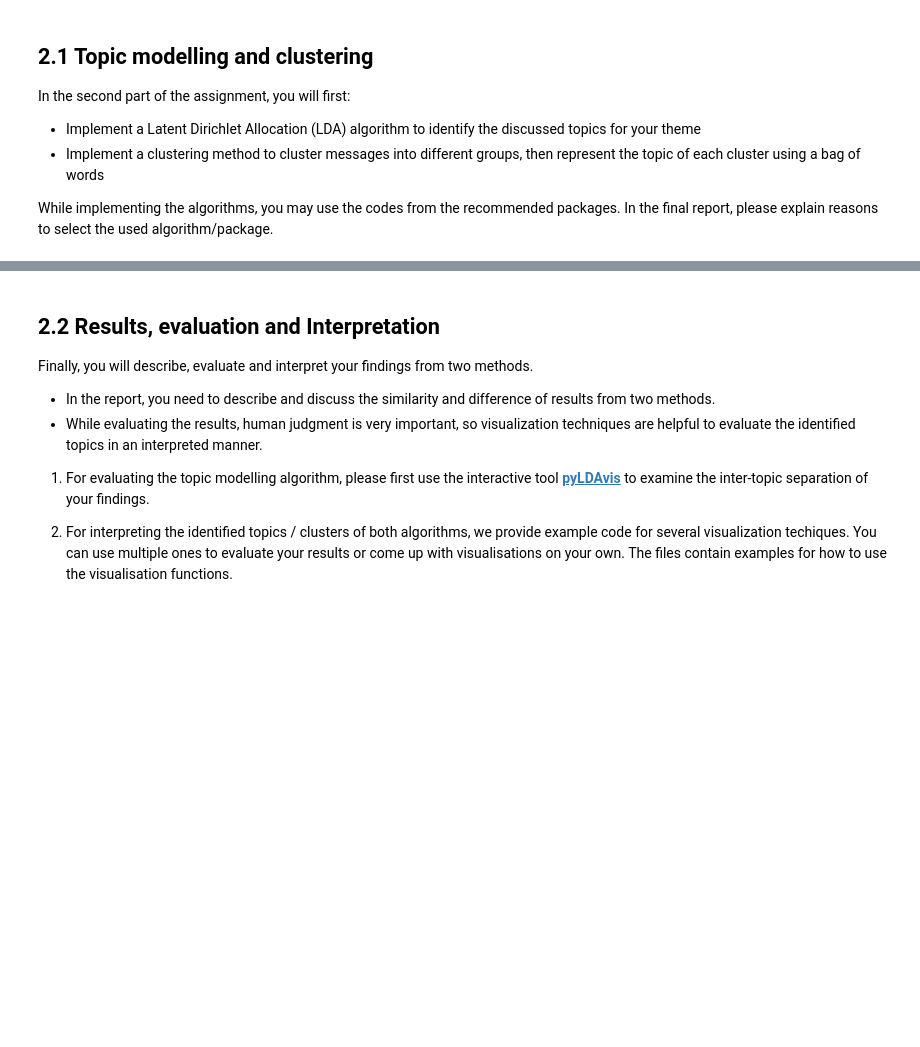
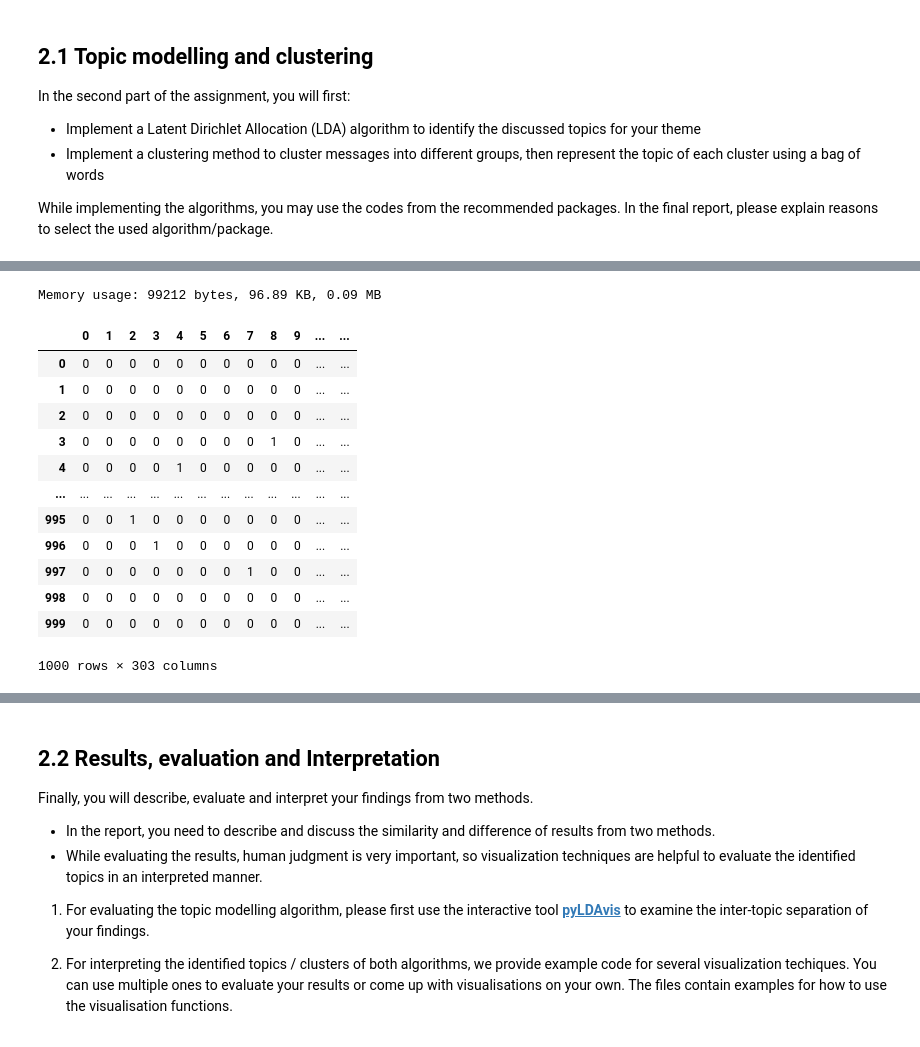
Before and after one commit to MarognaLorenzo/ApplicationOfMachineLearning, a Jupyter notebook: Assignment3/notebooks/Lorenzo.ipynb, the cells around one changed output, grey strips where cells are left out. Drawn from its saved outputs; the diff is of its cells as text; code cells hidden in the pictures; blank space fills up the shorter version.

```diff
--- a/Assignment3/notebooks/Lorenzo.ipynb
+++ b/Assignment3/notebooks/Lorenzo.ipynb
@@ -117,0 +99,3 @@ filtered, len(filtered)
+# %%
+raw_data = list(map(lambda token: token.text, data))
+print(raw_data)
@@ -150,14 +165,14 @@ def get_term_document_matrix(random=True):
 # %%
 # TODO: topic modeling using the LDA algorithm
 
-td_matrix = get_term_document_matrix()
-lda = LatentDirichletAllocation(n_components=5, random_state=RANDOM_SEED)
+dtm_tf, tf_vectorizer = get_term_document_matrix(random='tmp')
+lda_tf = LatentDirichletAllocation(n_components=5, random_state=RANDOM_SEED)
 
-print(td_matrix[1,:5])
-y = lda.fit_transform(td_matrix)
-print(td_matrix[1,:5])
+print(dtm_tf[1,:5])
+doc_topic = lda_tf.fit_transform(dtm_tf)
+print(dtm_tf[1,:5])
 
-print("matrix shpae:", td_matrix.shape)
-print("transformed shape: ",y.shape)
-print("example document 1:",y[1])
+print("matrix shape:", dtm_tf.shape)
+print("transformed shape: ",doc_topic.shape)
+print("example document 1:",doc_topic[1])
 # %% [output]
@@ -169,0 +258,3 @@ example document 1: [0.11240754 0.85288605 0.01157149 0.01156845 0.01156646]
+# %%
+document_vector_matrx = get_document_vector_matrix()
+document_vector_matrx.shape
@@ -172,7 +265,9 @@ example document 1: [0.11240754 0.85288605 0.01157149 0.01156845 0.01156646]
 
 from sklearn.cluster import KMeans
 
-kmeans = KMeans(random_state=RANDOM_SEED, n_clusters=8)
-clustrer_labels = kmeans.fit_predict(y)
-clustrer_labels
+kmeans = KMeans()
+
+clustrer_labels = kmeans.fit_predict(document_vector_matrx)
+clustrer_labels.shape, max(clustrer_labels)
+kmeans.cluster_centers_[0].shape
 # %% [output]
@@ -195,0 +316,48 @@ array([4, 0, 2, 5, 3, 5, 5, 4, 1, 1, 1, 0, 1, 0, 0, 2, 1, 5, 5, 0, 5, 0,
+# %%
+
+# Assuming 'csr_matrix' is your sparse matrix in CSR format
+# Replace this with the actual CSR matrix you have
+
+# Get the memory usage of 'data', 'indices', and 'indptr' arrays
+memory_usage_data = dtm_tf.data.nbytes
+memory_usage_indices = dtm_tf.indices.nbytes
+memory_usage_indptr = dtm_tf.indptr.nbytes
+
+# Calculate the total memory usage in bytes
+total_memory_usage_bytes = memory_usage_data + memory_usage_indices + memory_usage_indptr
+
+# Convert to kilobytes (optional)
+total_memory_usage_kb = total_memory_usage_bytes / 1024
+
+# Convert to megabytes (optional)
+total_memory_usage_mb = total_memory_usage_kb / 1024
+
+# Display the result
+print(f"Memory usage: {total_memory_usage_bytes} bytes, {total_memory_usage_kb:.2f} KB, {total_memory_usage_mb:.2f} MB")
+# %% [output]
+Memory usage: 99212 bytes, 96.89 KB, 0.09 MB
+# %%
+import pandas as pd
+
+#Embedded as the average of words that is composed of
+document_vector_matrx
+
+
+
+df = pd.DataFrame(dtm_tf.toarray())
+df['cluster'] = clustrer_labels
+df
+# %% [output]
+|  | 0 | 1 | 2 | 3 | 4 | 5 | 6 | 7 | 8 | 9 | ... | ... |
+| 0 | 0 | 0 | 0 | 0 | 0 | 0 | 0 | 0 | 0 | 0 | ... | ... |
+| 1 | 0 | 0 | 0 | 0 | 0 | 0 | 0 | 0 | 0 | 0 | ... | ... |
+| 2 | 0 | 0 | 0 | 0 | 0 | 0 | 0 | 0 | 0 | 0 | ... | ... |
+| 3 | 0 | 0 | 0 | 0 | 0 | 0 | 0 | 0 | 1 | 0 | ... | ... |
+| 4 | 0 | 0 | 0 | 0 | 1 | 0 | 0 | 0 | 0 | 0 | ... | ... |
+| ... | ... | ... | ... | ... | ... | ... | ... | ... | ... | ... | ... | ... |
+| 995 | 0 | 0 | 1 | 0 | 0 | 0 | 0 | 0 | 0 | 0 | ... | ... |
+| 996 | 0 | 0 | 0 | 1 | 0 | 0 | 0 | 0 | 0 | 0 | ... | ... |
+| 997 | 0 | 0 | 0 | 0 | 0 | 0 | 0 | 1 | 0 | 0 | ... | ... |
+| 998 | 0 | 0 | 0 | 0 | 0 | 0 | 0 | 0 | 0 | 0 | ... | ... |
+| 999 | 0 | 0 | 0 | 0 | 0 | 0 | 0 | 0 | 0 | 0 | ... | ... |
+1000 rows × 303 columns
```
Also changed, not shown: parts of 25 cells of this notebook.
